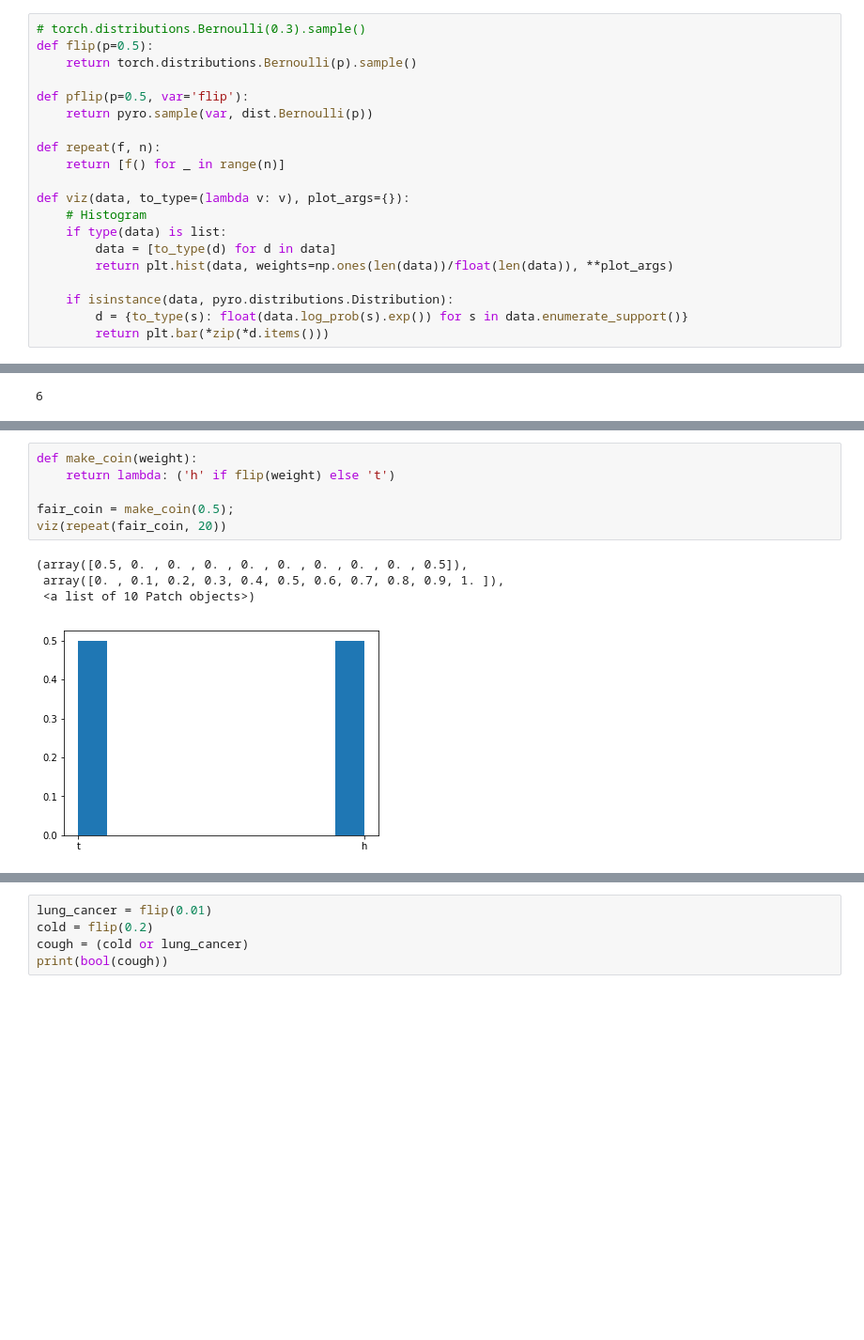
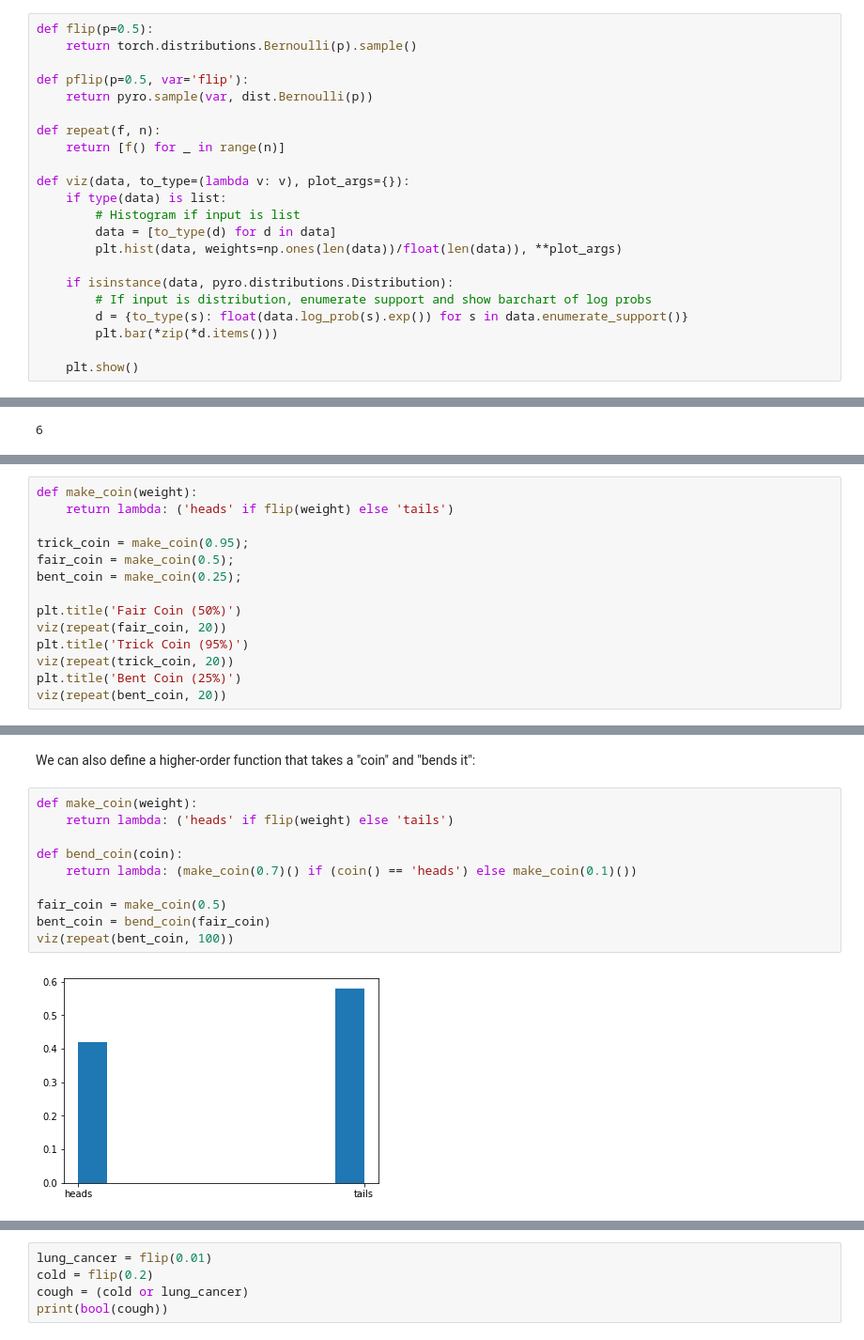
Before and after one commit to ebigelow/probmods-pyro, a Jupyter notebook: Chapter 2 - Generative Models.ipynb, the cells around one changed output, grey strips where cells are left out. Shown at 94% size. Saved outputs shown, nothing was run; the diff lists cells and outputs as text; blank space fills up the shorter version.

```diff
--- a/Chapter 2 - Generative Models.ipynb
+++ b/Chapter 2 - Generative Models.ipynb
@@ -9,5 +23,4 @@ import torch
 # %%
-# torch.distributions.Bernoulli(0.3).sample()
 def flip(p=0.5):
     return torch.distributions.Bernoulli(p).sample()
 
@@ -18,11 +31,14 @@ def repeat(f, n):
     return [f() for _ in range(n)]
 
 def viz(data, to_type=(lambda v: v), plot_args={}):
-    # Histogram
     if type(data) is list:
+        # Histogram if input is list
         data = [to_type(d) for d in data]
-        return plt.hist(data, weights=np.ones(len(data))/float(len(data)), **plot_args)
+        plt.hist(data, weights=np.ones(len(data))/float(len(data)), **plot_args)
 
     if isinstance(data, pyro.distributions.Distribution):
+        # If input is distribution, enumerate support and show barchart of log probs
         d = {to_type(s): float(data.log_prob(s).exp()) for s in data.enumerate_support()}
-        return plt.bar(*zip(*d.items()))
+        plt.bar(*zip(*d.items()))
+
+    plt.show()
@@ -61,0 +190,14 @@ viz(repeat(fair_coin, 100))
+# %%
+def make_coin(weight):
+    return lambda: ('heads' if flip(weight) else 'tails')
+
+trick_coin = make_coin(0.95);
+fair_coin = make_coin(0.5);
+bent_coin = make_coin(0.25);
+
+plt.title('Fair Coin (50%)')
+viz(repeat(fair_coin, 20))
+plt.title('Trick Coin (95%)')
+viz(repeat(trick_coin, 20))
+plt.title('Bent Coin (25%)')
+viz(repeat(bent_coin, 20))
@@ -62,11 +208,14 @@ viz(repeat(fair_coin, 100))
+# %% [markdown]
+We can also define a higher-order function that takes a "coin" and "bends it":
 # %%
 def make_coin(weight):
-    return lambda: ('h' if flip(weight) else 't')
+    return lambda: ('heads' if flip(weight) else 'tails')
 
-fair_coin = make_coin(0.5);
-viz(repeat(fair_coin, 20))
+def bend_coin(coin):
+    return lambda: (make_coin(0.7)() if (coin() == 'heads') else make_coin(0.1)())
+
+fair_coin = make_coin(0.5)
+bent_coin = bend_coin(fair_coin)
+viz(repeat(bent_coin, 100))
 # %% [output]
-(array([0.5, 0. , 0. , 0. , 0. , 0. , 0. , 0. , 0. , 0.5]),
- array([0. , 0.1, 0.2, 0.3, 0.4, 0.5, 0.6, 0.7, 0.8, 0.9, 1. ]),
- <a list of 10 Patch objects>)
-[figure, old version]
+[figure, new version]
```
Also changed, not shown: parts of 97 cells of this notebook.
